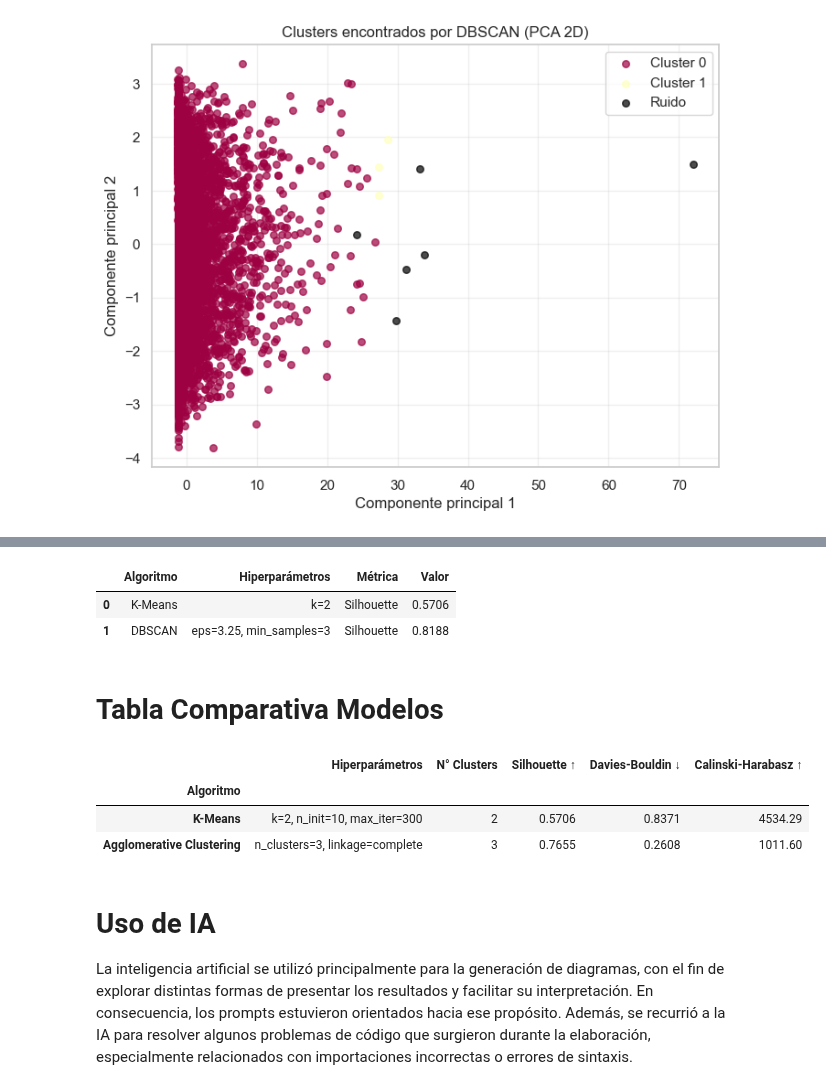
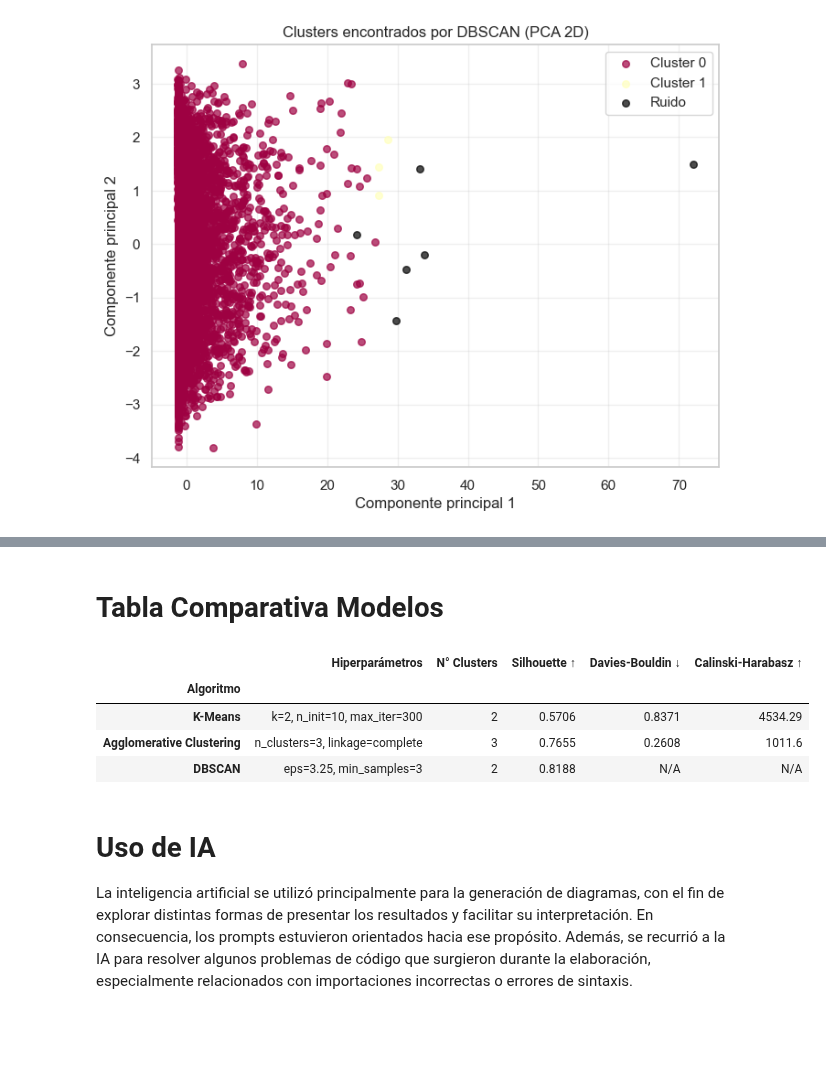
Before and after one commit to estefania-garcia/L4-Tarea-de-Agrupacion, a Jupyter notebook: Laboratorio 4.ipynb, the cells around one changed output, grey strips where cells are left out. Cells and saved outputs as stored; diff of their text form; code cells hidden in the pictures; blank space fills up the shorter version.

```diff
--- a/Laboratorio 4.ipynb
+++ b/Laboratorio 4.ipynb
@@ -838,34 +836,26 @@ Se consolida un resumen de los modelos evaluados con sus hiperparámetros óptim
-# %%
-comparacion_algoritmos = pd.DataFrame([
-    {"Algoritmo": "K-Means", "Hiperparámetros": f"k={k_optimo}", "Métrica": "Silhouette", "Valor": f"{max(silhouettes):.4f}"},
-    {"Algoritmo": "DBSCAN", "Hiperparámetros": f"eps={dbscan_eps:.2f}, min_samples={min_samples_dbscan}", "Métrica": "Silhouette", "Valor": f"{silhouette_dbscan:.4f}" if n_clusters_dbscan > 1 else "N/A"},
-])
-display(comparacion_algoritmos)
-# %% [output]
-|  | Algoritmo | Hiperparámetros | Métrica | Valor |
-| 0 | K-Means | k=2 | Silhouette | 0.5706 |
-| 1 | DBSCAN | eps=3.25, min_samples=3 | Silhouette | 0.8188 |
 # %% [markdown]
 # Tabla Comparativa Modelos
-# %%
-tabla_comparativa = pd.DataFrame({
-    'Algoritmo': ['K-Means', 'Agglomerative Clustering'],
-    'Hiperparámetros': [
-        f'k={K_MEANS_K}, n_init=10, max_iter=300',
-        f'n_clusters={AGG_N}, linkage={AGG_LINKAGE}'
-    ],
-    'N° Clusters': [K_MEANS_K, AGG_N],
-    'Silhouette ↑': [round(sil_km, 4), round(sil_agg, 4)],
-    'Davies-Bouldin ↓': [round(db_km,  4), round(db_agg,  4)],
-    'Calinski-Harabasz ↑': [round(ch_km,  2), round(ch_agg,  2)]
-})
-
-tabla_comparativa.set_index('Algoritmo')
-# %% [output]
-|  | Hiperparámetros | N° Clusters | Silhouette ↑ | Davies-Bouldin ↓ | Calinski-Harabasz ↑ |
-| Algoritmo |  |  |  |  |  |
-| K-Means | k=2, n_init=10, max_iter=300 | 2 | 0.5706 | 0.8371 | 4534.29 |
-| Agglomerative Clustering | n_clusters=3, linkage=complete | 3 | 0.7655 | 0.2608 | 1011.60 |
+# %%
+tabla_comparativa = pd.DataFrame({
+    'Algoritmo': ['K-Means', 'Agglomerative Clustering', 'DBSCAN'],
+    'Hiperparámetros': [
+        f'k={K_MEANS_K}, n_init=10, max_iter=300',
+        f'n_clusters={AGG_N}, linkage={AGG_LINKAGE}',
+        f'eps={dbscan_eps:.2f}, min_samples={min_samples_dbscan}'
+    ],
+    'N° Clusters': [K_MEANS_K, AGG_N, n_clusters_dbscan],
+    'Silhouette ↑': [round(sil_km, 4), round(sil_agg, 4), round(silhouette_dbscan, 4) if n_clusters_dbscan > 1 else 'N/A'],
+    'Davies-Bouldin ↓': [round(db_km,  4), round(db_agg,  4), 'N/A'],
+    'Calinski-Harabasz ↑': [round(ch_km,  2), round(ch_agg,  2), 'N/A']
+})
+
+tabla_comparativa.set_index('Algoritmo')
+# %% [output]
+|  | Hiperparámetros | N° Clusters | Silhouette ↑ | Davies-Bouldin ↓ | Calinski-Harabasz ↑ |
+| Algoritmo |  |  |  |  |  |
+| K-Means | k=2, n_init=10, max_iter=300 | 2 | 0.5706 | 0.8371 | 4534.29 |
+| Agglomerative Clustering | n_clusters=3, linkage=complete | 3 | 0.7655 | 0.2608 | 1011.6 |
+| DBSCAN | eps=3.25, min_samples=3 | 2 | 0.8188 | N/A | N/A |
 # %% [markdown]
 # Uso de IA
 La inteligencia artificial se utilizó principalmente para la generación de diagramas, con el fin de explorar distintas formas de presentar los resultados y facilitar su interpretación. En consecuencia, los prompts estuvieron orientados hacia ese propósito. Además, se recurrió a la IA para resolver algunos problemas de código que surgieron durante la elaboración, especialmente relacionados con importaciones incorrectas o errores de sintaxis.
```
Also changed, not shown: parts of 3 cells of this notebook.
